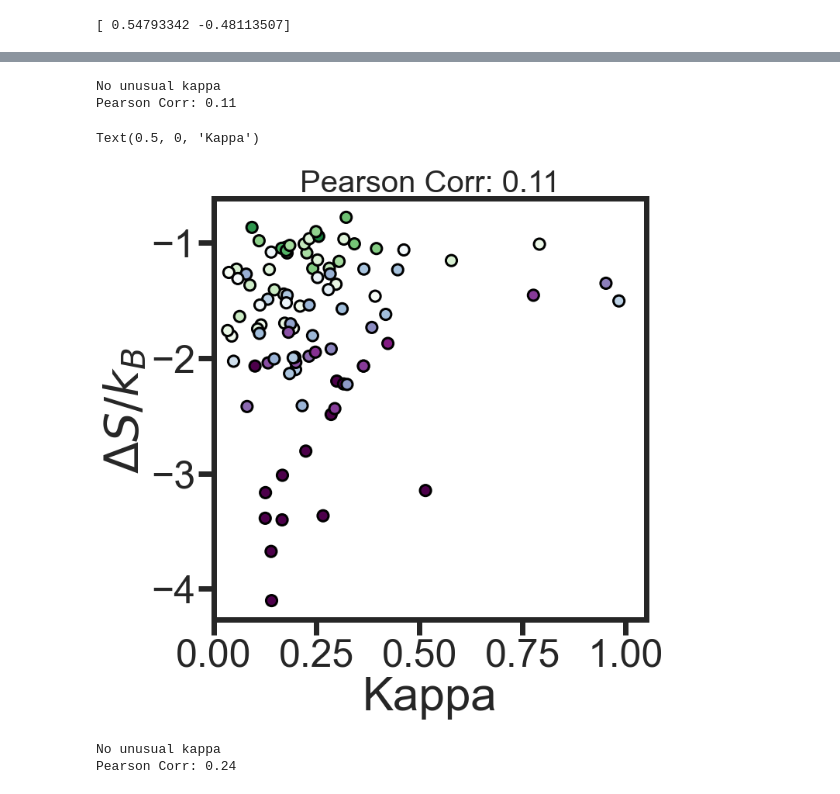
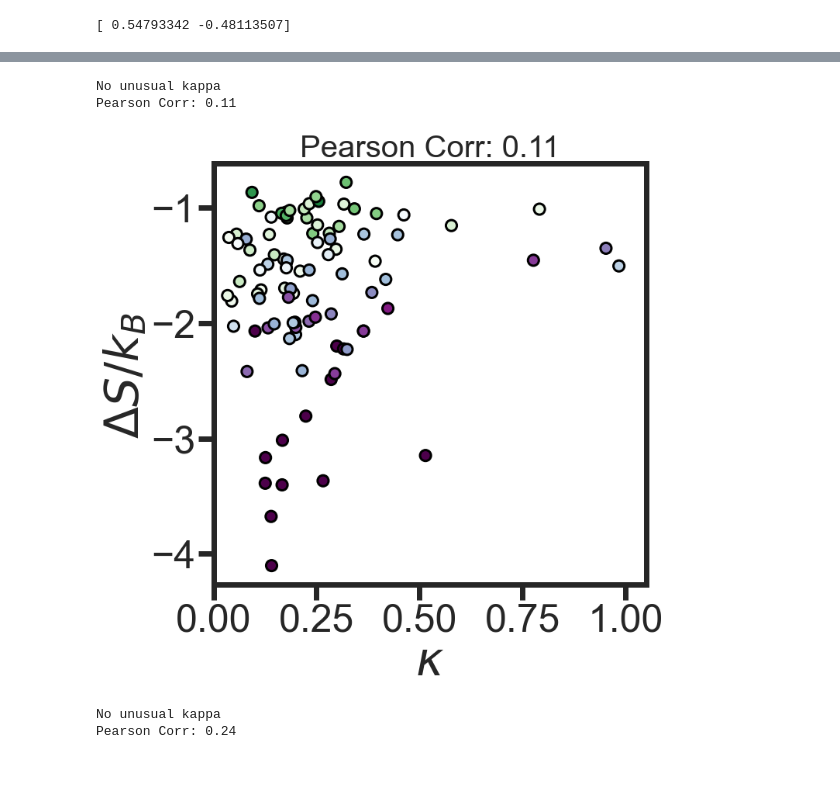
Before and after one commit to sukeniklab/Entropic_Force, a Jupyter notebook: Entropy_Force_raw_data/Publication_Disprot_database.ipynb, the cells around one changed output, grey strips where cells are left out. Drawn from its saved outputs; the diff is of its cells as text; code cells hidden in the pictures.

```diff
--- a/Entropy_Force_raw_data/Publication_Disprot_database.ipynb
+++ b/Entropy_Force_raw_data/Publication_Disprot_database.ipynb
@@ -37,11 +37,11 @@ os.chdir(path)
 # PyPlot Setup
 sns.set_theme(style="ticks", palette="pastel")
 import matplotlib as mpl
-plt.style.use(r'F:\DATA_F\JPCB_fig_publish\publish.mplstyple')
+plt.style.use(r'F:\DATA_F\JPCB_fig_publish_svg\publish.mplstyple')
 #plt.style.use(os.path.join(path,'publish.mplstyple'))
 # %%
 # Save figure
-def save_to_svg(filename, root_path='F:\DATA_F\JPCB_fig_publish'):
+def save_to_svg(filename, root_path='F:\DATA_F\JPCB_fig_publish_svg'):
     plt.savefig(os.path.join(root_path,filename))
 #def save_to_svg(filename, root_path=os.paty.join(path,'JPCB_fig_publish')):
 #    plt.savefig(os.path.join(root_path,filename))
@@ -77,7 +77,7 @@ ref_df_puma=pd.read_csv('PUMA_ensemble_data.csv')
 # %%
 re=ref_df[(ref_df['datatype']=='ee')&(ref_df['prot_solv_inter']==0)].dropna(axis=1).reset_index(drop=True)
 re_gs=ref_df_gs[(ref_df_gs['datatype']=='ee')&(ref_df_gs['prot_solv_inter']==0)].dropna(axis=1).reset_index(drop=True)
-features=ref_df[(ref_df['datatype']=='feature')][['Protein','length']].reset_index(drop=True)
-features_gs=ref_df_gs[(ref_df_gs['datatype']=='feature')][['Protein','length']].reset_index(drop=True)
-re_features=re.merge(features,how='inner')
-re_features_gs=re_gs.merge(features_gs,how='inner').sort_values(by=['length'])
+features=ref_df[(ref_df['datatype']=='feature')].reset_index(drop=True)
+features_gs=ref_df_gs[(ref_df_gs['datatype']=='feature')].reset_index(drop=True)
+re_features=re.merge(features[['Protein','length']],how='inner')
+re_features_gs=re_gs.merge(features_gs[['Protein','length']],how='inner').sort_values(by=['length'])
@@ -658,14 +687,13 @@ def entropy_plot_SI(x_axis,x_column='value',xlim=(0.5,4)):
 # %%
 pearson_corr=entropy_plot_SI('feature',x_column='kappa',xlim=(0, 1.05))
 fig=plt.gcf()
 plt.title('Pearson Corr: {:.2f}'.format(pearson_corr), fontsize=40)
-plt.xlabel('Kappa')
-#save_to_svg('FigS2-1.svg')
+plt.xlabel('$\kappa$')
+save_to_svg('FigS2-1.svg')
 # %% [output]
 No unusual kappa
 Pearson Corr: 0.11
-Text(0.5, 0, 'Kappa')
-[figure, old version]
+[figure, new version]
 # %%
 pearson_corr=entropy_plot_SI('feature',x_column='FCR',xlim=(0, 1.05))
 fig=plt.gcf()
```
Also changed, not shown: parts of 28 cells of this notebook, 6 other files.
